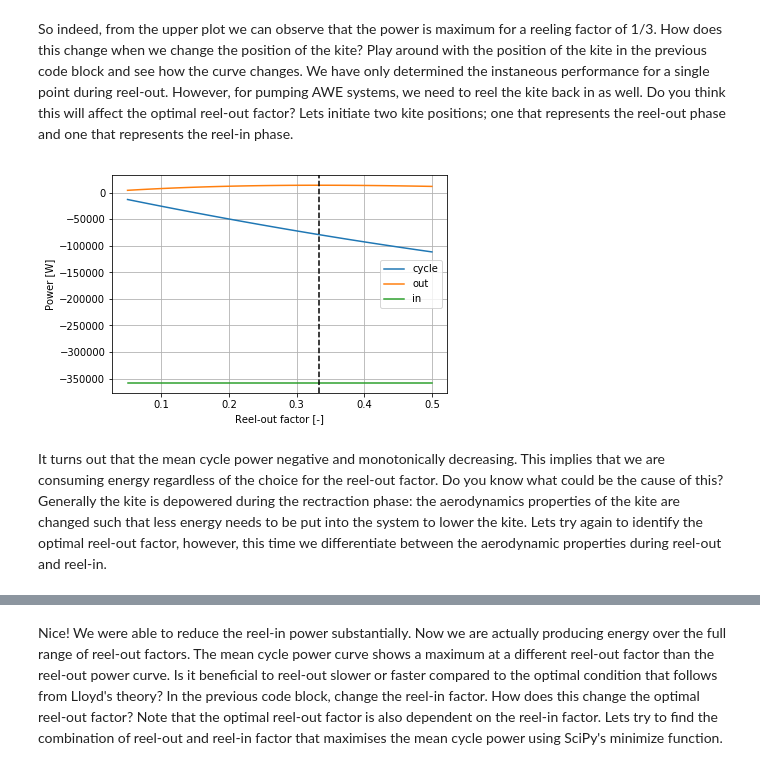
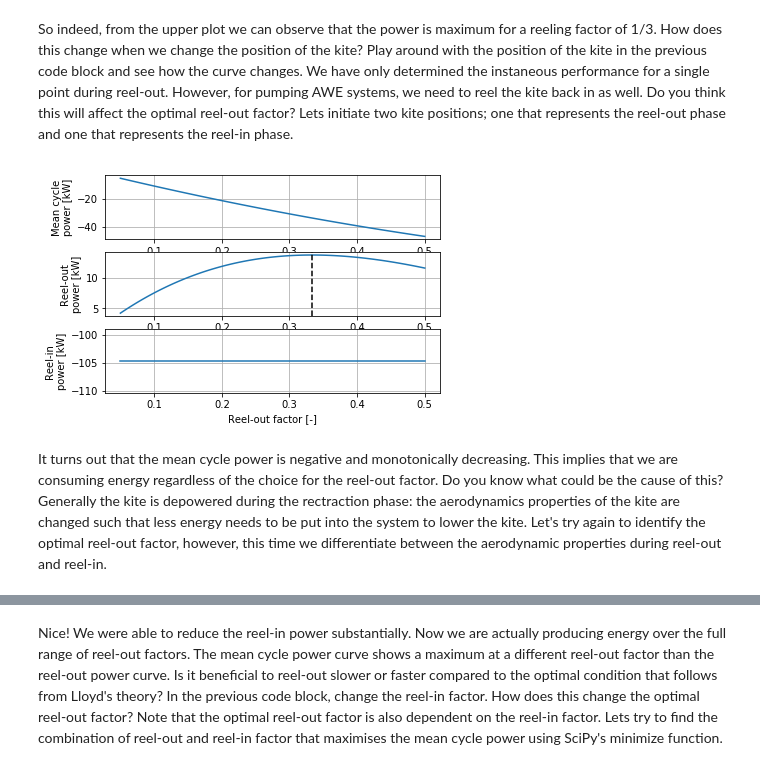
Before and after one commit to awecourse/workshop, a Jupyter notebook: awe_workshop_2019.ipynb, the cells around one changed output, grey strips where cells are left out. Saved outputs shown, nothing was run; the diff lists cells and outputs as text; code cells hidden in the pictures.

```diff
--- a/awe_workshop_2019.ipynb
+++ b/awe_workshop_2019.ipynb
@@ -7,21 +7,22 @@ First, let's initiate the objects that specify the wind conditions and the syste
 # %%
+# Import required packages.
 from qsm import Environment, KiteKinematics, StaticAerodynamics, SteadyState
 import matplotlib.pyplot as plt
 import numpy as np
 
-# Creating uniform wind field input.
+# Create an object setting the wind conditions.
 env_state = {
     'wind_speed': 7.,  # [m/s]
     'air_density': 1.225,  # [kg/m^3]
 }
 env_state = Environment(**env_state)
 
-# Creating system properties input.
+# Create an object setting the system properties.
 c_l = 1.
 l_to_d = 5.
 sys_props = {
     'kite_projected_area': 16.7,  # [m^2]
-    'kite_mass': 20.,  # [kg]
+    'kite_mass': 0.,  # [kg]
     'tether_density': 0.,  # [kg/m^3]
     'tether_diameter': 0.,  # [m]
     'lift_to_drag': l_to_d,  # [-]
@@ -60,11 +73,11 @@ plt.grid()
 # %% [markdown]
 So indeed, from the upper plot we can observe that the power is maximum for a reeling factor of 1/3. How does this change when we change the position of the kite? Play around with the position of the kite in the previous code block and see how the curve changes. We have only determined the instaneous performance for a single point during reel-out. However, for pumping AWE systems, we need to reel the kite back in as well. Do you think this will affect the optimal reel-out factor? Lets initiate two kite positions; one that represents the reel-out phase and one that represents the reel-in phase.
 # %%
-# Setting basic kinematic properties.
+# Create objects containing the kite position and course angle for reel-out and reel-in.
 kite_position_out = {
     'straight_tether_length': 1.,  # [m]
     'azimuth_angle': 0.,  # [rad]
-    'elevation_angle': 0.,  # [rad]
+    'elevation_angle': 0.*np.pi/180.,  # [rad]
     'course_angle': 90.*np.pi/180.,  # [rad]
 }
 kite_position_out = KiteKinematics(**kite_position_out)
@@ -72,54 +85,67 @@ kite_position_out = KiteKinematics(**kite_position_out)
 kite_position_in = {
     'straight_tether_length': 1.,  # [m]
     'azimuth_angle': 0.,  # [rad]
-    'elevation_angle': 0.,  # [rad]
+    'elevation_angle': 0.*np.pi/180.,  # [rad]
     'course_angle': 180.*np.pi/180.,  # [rad]
 }
 kite_position_in = KiteKinematics(**kite_position_in)
 
+# Create a function for calculating the mean cycle power given the reeling factor during reel-out and reel-in.
 def calc_mean_cycle_power(rf_out, rf_in):
+    # Determine steady state for reel-out.
     ss_out = SteadyState()
     ss_out.control_settings = ('reeling_factor', rf_out)
     ss_out.find_state(sys_props, env_state, kite_position_out)
     p_out = ss_out.power_ground
     v_out = ss_out.reeling_speed
 
+    # Determine steady state for reel-in.
     ss_in = SteadyState()
     ss_in.control_settings = ('reeling_factor', rf_in)
     ss_in.find_state(sys_props, env_state, kite_position_in)
     p_in = ss_in.power_ground
     v_in = -ss_in.reeling_speed
 
+    # Assuming that the reeling distance is the same for the reel-out and reel-in: the fraction of time spent per
+    # phase can be calculated from the reeling speeds.
     mean_cycle_power = (p_out/v_out + p_in/v_in) * v_out*v_in/(v_out + v_in)
 
     return mean_cycle_power, p_out, p_in
 
+# Set the range of reeling factors for which we will determine the steady states.
 n_reeling_factors = 100
 reel_out_factors = np.linspace(0.05, 0.5, n_reeling_factors)
-reel_in_factor = -1
+reel_in_factor = -.5
 
+# Create arrays to which we will save our results.
 mean_cycle_power = np.zeros(n_reeling_factors)
 power_out = np.zeros(n_reeling_factors)
 power_in = np.zeros(n_reeling_factors)
+
+# Iterate over the reel-out factors and calculate corresponding mean cycle power.
 for i, rf_out in enumerate(reel_out_factors):
     mcp, p_out, p_in = calc_mean_cycle_power(rf_out, reel_in_factor)
     mean_cycle_power[i] = mcp
     power_out[i] = p_out
     power_in[i] = p_in
 
-plt.plot(reel_out_factors, mean_cycle_power, label="cycle")
-plt.plot(reel_out_factors, power_out, label="out")
-plt.plot(reel_out_factors, power_in, label="in")
+# Plot the results.
+fig, ax = plt.subplots(3, 1)
+ax[0].plot(reel_out_factors, mean_cycle_power*1e-3)
+ax[0].set_ylabel('Mean cycle\npower [kW]')
+ax[1].plot(reel_out_factors, power_out*1e-3)
+ax[1].set_ylabel('Reel-out\npower [kW]')
+ax[2].plot(reel_out_factors, power_in*1e-3)
+ax[2].set_ylabel('Reel-in\npower [kW]')
 
-plt.axvline(1/3., linestyle='--', color='k')
-plt.xlabel('Reel-out factor [-]')
-plt.ylabel('Power [W]')
-plt.legend()
-plt.grid()
+ax[1].axvline(1/3., linestyle='--', color='k')
+ax[-1].set_xlabel('Reel-out factor [-]')
+for a in ax:
+    a.grid()
 # %% [output]
-[figure, old version]
+[figure, new version]
 # %% [markdown]
-It turns out that the mean cycle power negative and monotonically decreasing. This implies that we are consuming energy regardless of the choice for the reel-out factor. Do you know what could be the cause of this? Generally the kite is depowered during the rectraction phase: the aerodynamics properties of the kite are changed such that less energy needs to be put into the system to lower the kite. Lets try again to identify the optimal reel-out factor, however, this time we differentiate between the aerodynamic properties during reel-out and reel-in.
+It turns out that the mean cycle power is negative and monotonically decreasing. This implies that we are consuming energy regardless of the choice for the reel-out factor. Do you know what could be the cause of this? Generally the kite is depowered during the rectraction phase: the aerodynamics properties of the kite are changed such that less energy needs to be put into the system to lower the kite. Let's try again to identify the optimal reel-out factor, however, this time we differentiate between the aerodynamic properties during reel-out and reel-in.
 # %%
 from copy import copy
 
```
Also changed, not shown: parts of 13 cells of this notebook, 1 other file.
